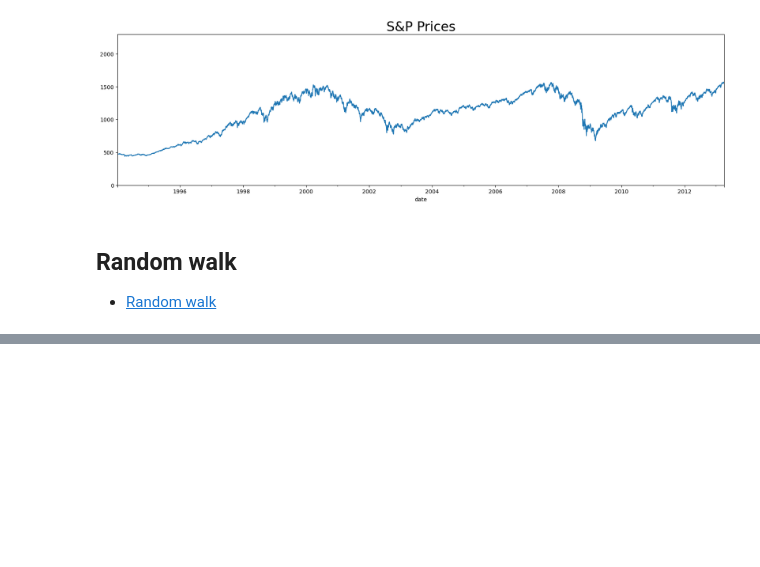
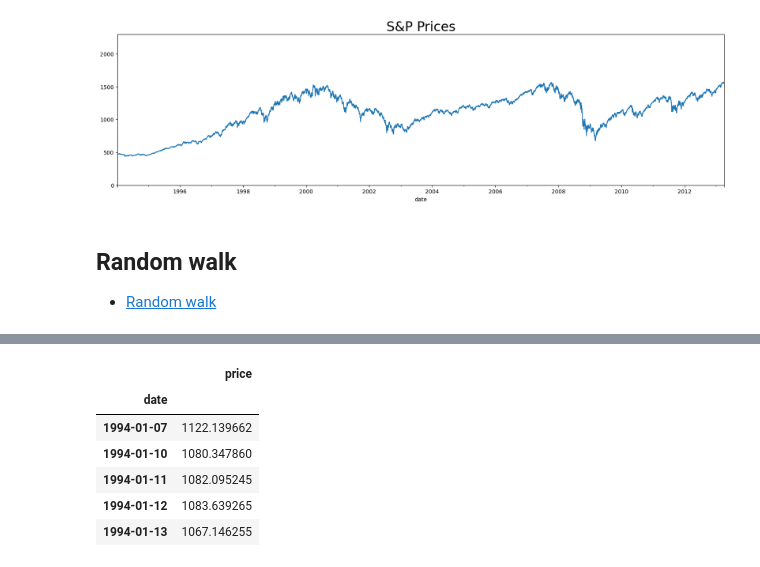
Before and after one commit to cshawnkeech/time_series_analysis_udemy, a Jupyter notebook: notebooks/03_loading_the_data.ipynb, the cells around one changed output, grey strips where cells are left out. Saved outputs shown, nothing was run; the diff lists cells and outputs as text; code cells hidden in the pictures; blank space fills up the shorter version.

```diff
--- a/notebooks/03_loading_the_data.ipynb
+++ b/notebooks/03_loading_the_data.ipynb
@@ -434,0 +464,10 @@ plt.show()
+# %%
+rw.head()
+# %% [output]
+|  | price |
+| date |  |
+| 1994-01-07 | 1122.139662 |
+| 1994-01-10 | 1080.347860 |
+| 1994-01-11 | 1082.095245 |
+| 1994-01-12 | 1083.639265 |
+| 1994-01-13 | 1067.146255 |
```
Also changed, not shown: parts of 14 cells of this notebook.
